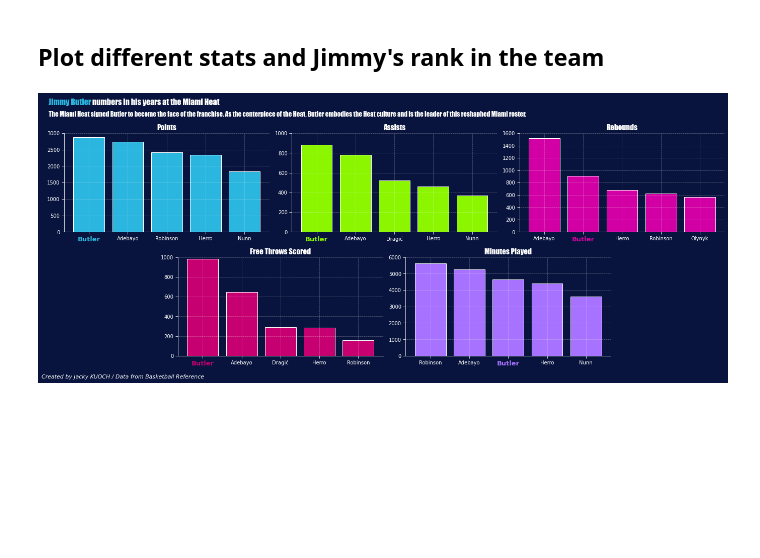
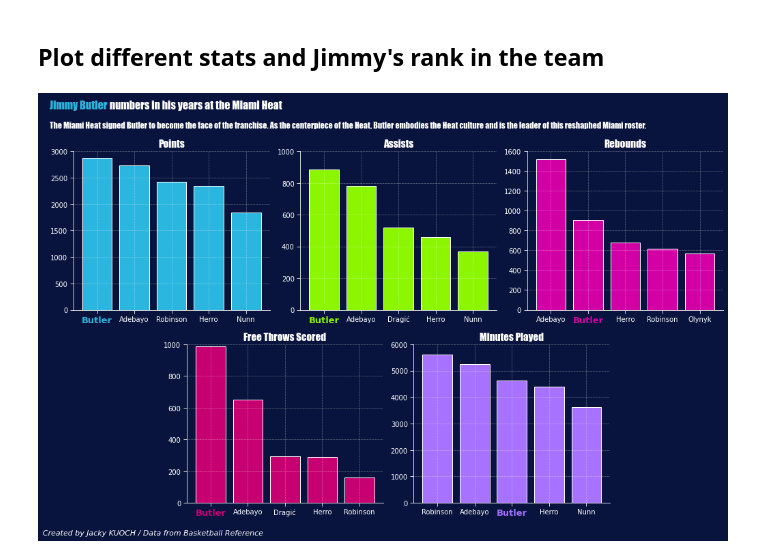
Before and after one commit to JackyKch/JimmyButler, a Jupyter notebook: coding/miami_importance.ipynb, the cells around one changed output. Cells and saved outputs as stored; diff of their text form; code cells hidden in the pictures; blank space fills up the shorter version.

Commit message:
Create importance plot for JB in Miami

```diff
--- a/coding/miami_importance.ipynb
+++ b/coding/miami_importance.ipynb
@@ -48,7 +48,7 @@ minutes = df.sort_values(by=['MP'], ascending=False).head(5)
 freethrows = df.sort_values(by=['FT'], ascending=False).head(5)
 # %%
 # Create subplots
-fig,axs = plt.subplots(2,3,figsize = (19,7))
+fig,axs = plt.subplots(2,3,figsize = (14,8))
 hfont = {'fontname':'Impact'}
 
 #Position of the plots
@@ -120,7 +120,7 @@ ax5.set_ylim(0,6000)
 
 # Title and credits
 fig_text(0.01,1.08, s="<Jimmy Butler> numbers in his years at the Miami Heat\n", highlight_textprops=[{"color": '#2bb6e0'}], fontsize = 16, fontweight = "bold", color = "w", **hfont)
-fig.text(0.01,1.01, "The Miami Heat signed Butler to become the face of the franchise. As the centerpiece of the Heat, Butler embodies the Heat culture and is the leader of this reshaphed Miami roster.", fontsize = 13, fontweight="light", color = "w", **hfont)
+fig.text(0.01,1.01, "The Miami Heat signed Butler to become the face of the franchise. As the centerpiece of the Heat, Butler embodies the Heat culture and is the leader of this reshaphed Miami roster.", fontsize = 12, fontweight="light", color = "w", **hfont)
 fig.text(0, -0.025, "Created by Jacky KUOCH / Data from Basketball Reference",fontstyle="italic",fontsize=11, color="w")
 
 # Plot bar charts of stats
@@ -138,31 +138,31 @@ ax4.set_title("Free Throws Scored", color="w", fontsize=15 , **hfont)
 ax5.set_title("Minutes Played", color="w", fontsize=15 , **hfont)
 
 #Highlight Jimmy's xticks for first plot
 ax1.get_xticklabels()[0].set_color("#2bb6e0")
 ax1.get_xticklabels()[0].set_fontsize(13)
 ax1.get_xticklabels()[0].set_weight("heavy")
 
 #Highlight Jimmy's xticks for second plot
 ax2.get_xticklabels()[0].set_color("#8BF600")
 ax2.get_xticklabels()[0].set_fontsize(13)
 ax2.get_xticklabels()[0].set_weight("heavy")
 
 #Highlight Jimmy's xticks for third plot
 ax3.get_xticklabels()[1].set_color("#D200A4")
 ax3.get_xticklabels()[1].set_fontsize(13)
 ax3.get_xticklabels()[1].set_weight("heavy")
 
 #Highlight Jimmy's xticks for fourth plot
 ax4.get_xticklabels()[0].set_color("#C60070")
 ax4.get_xticklabels()[0].set_fontsize(13)
 ax4.get_xticklabels()[0].set_weight("heavy")
 
 #Highlight Jimmy's xticks for fith plot
 ax5.get_xticklabels()[2].set_color("#A672FF")
 ax5.get_xticklabels()[2].set_fontsize(13)
 ax5.get_xticklabels()[2].set_weight("heavy")
 
 
 fig.tight_layout()
 # %% [output]
-[figure, old version]
+[figure, new version]
```
